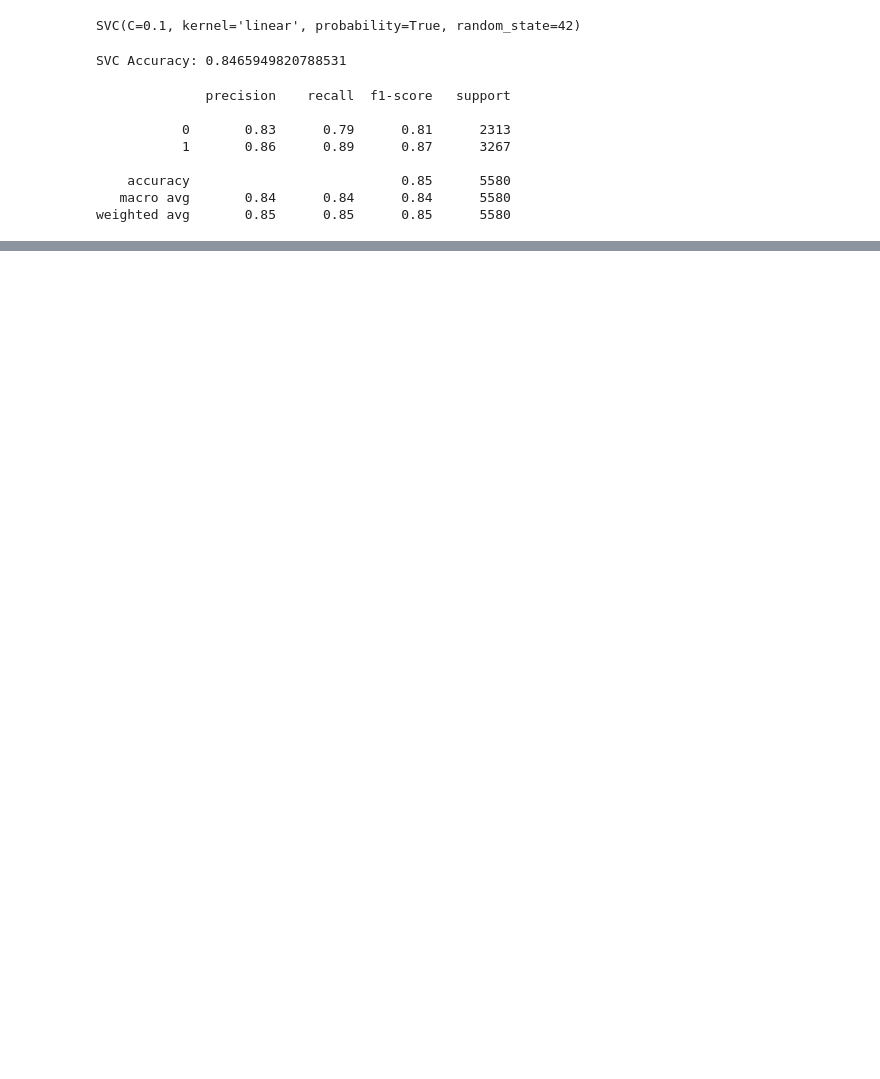
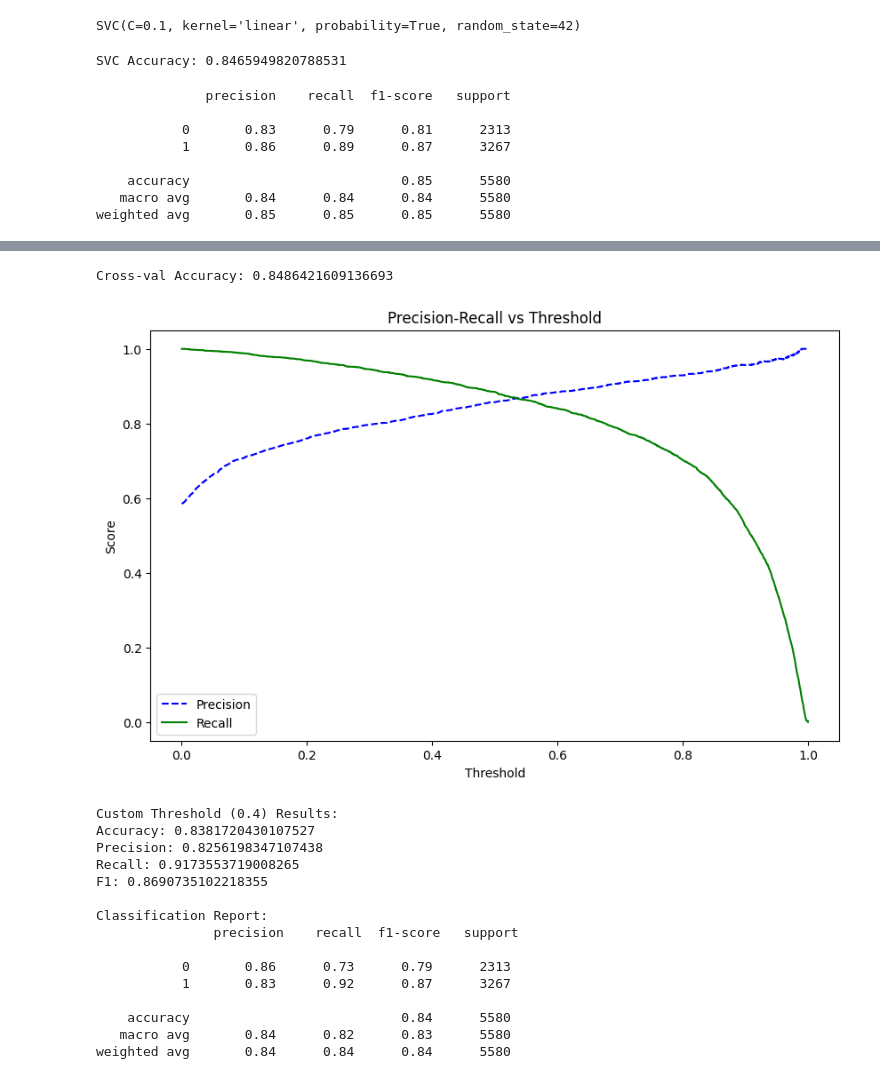
Before and after one commit to ANSH5252/Student-Depression-Prediction, a Jupyter notebook: sdp.ipynb, the cells around one changed output, grey strips where cells are left out. Saved outputs shown, nothing was run; the diff lists cells and outputs as text; code cells hidden in the pictures; blank space fills up the shorter version.

Commit message:
SVC Accuracy

```diff
--- a/sdp.ipynb
+++ b/sdp.ipynb
@@ -570,0 +574,49 @@ plt.show()
+# %%
+scores = cross_val_score(best_svc, X_train_std, y_train, cv=5, scoring="accuracy")
+print("Cross-val Accuracy:", scores.mean())
+# %% [output]
+Cross-val Accuracy: 0.8486421609136693
+# %%
+# Get predicted probabilities for class 1
+y_proba = best_svc.predict_proba(X_test_std)[:, 1]
+
+# Get precision, recall, thresholds
+precisions, recalls, thresholds = precision_recall_curve(y_test, y_proba)
+
+# Plot Precision-Recall vs Threshold
+plt.figure(figsize=(10,6))
+plt.plot(thresholds, precisions[:-1], "b--", label="Precision")
+plt.plot(thresholds, recalls[:-1], "g-", label="Recall")
+plt.xlabel("Threshold")
+plt.ylabel("Score")
+plt.title("Precision-Recall vs Threshold")
+plt.legend()
+plt.show()
+
+# Example: choose threshold = 0.4 (instead of 0.5)
+custom_threshold = 0.4
+y_pred_custom = (y_proba >= custom_threshold).astype(int)
+
+print("Custom Threshold (0.4) Results:")
+print("Accuracy:", accuracy_score(y_test, y_pred_custom))
+print("Precision:", precision_score(y_test, y_pred_custom))
+print("Recall:", recall_score(y_test, y_pred_custom))
+print("F1:", f1_score(y_test, y_pred_custom))
+print("\nClassification Report:\n", classification_report(y_test, y_pred_custom))
+# %% [output]
+[figure, added]
+Custom Threshold (0.4) Results:
+Accuracy: 0.8381720430107527
+Precision: 0.8256198347107438
+Recall: 0.9173553719008265
+F1: 0.8690735102218355
+
+Classification Report:
+               precision    recall  f1-score   support
+
+           0       0.86      0.73      0.79      2313
+           1       0.83      0.92      0.87      3267
+
+    accuracy                           0.84      5580
+   macro avg       0.84      0.82      0.83      5580
+weighted avg       0.84      0.84      0.84      5580
```
Also changed, not shown: parts of 7 cells of this notebook.
